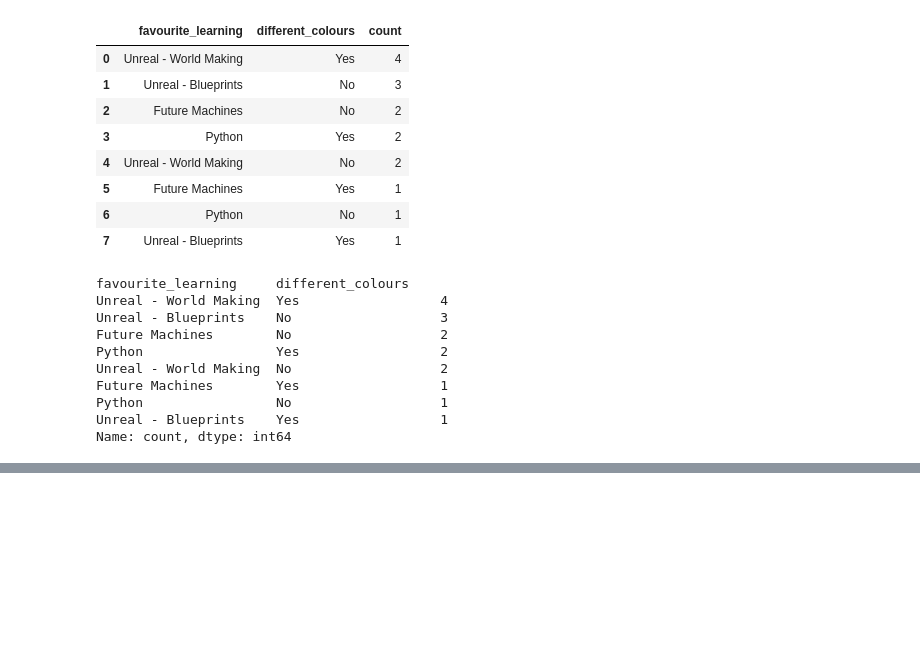
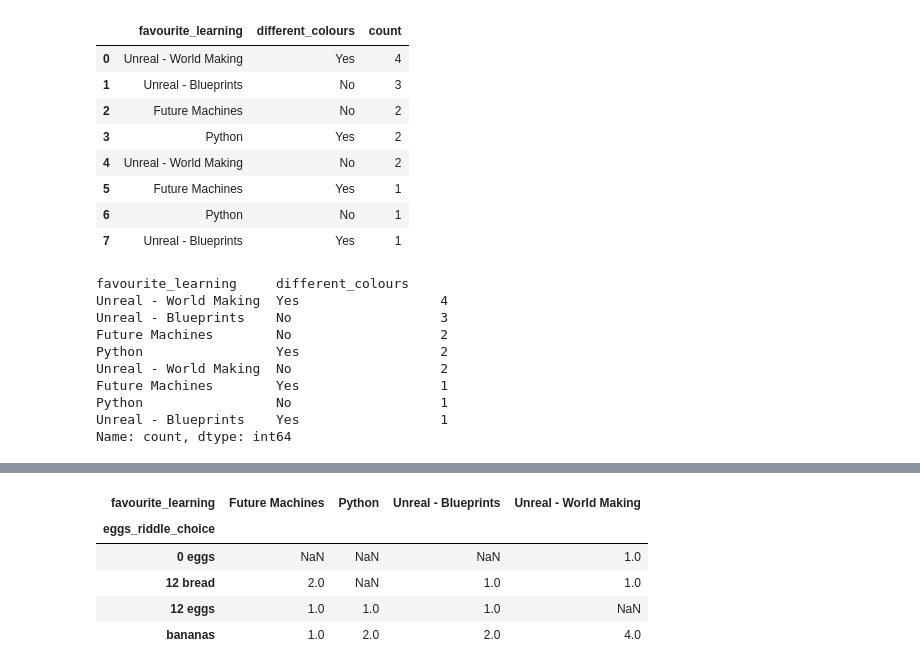
Before and after one commit to proud-p/cta_coding_assignments, a Jupyter notebook: data_among_us/avika_data_amongst_us.ipynb, the cells around one changed output, grey strips where cells are left out. Saved outputs shown, nothing was run; the diff lists cells and outputs as text; code cells hidden in the pictures; blank space fills up the shorter version.

```diff
--- a/data_among_us/avika_data_amongst_us.ipynb
+++ b/data_among_us/avika_data_amongst_us.ipynb
@@ -297,0 +313,11 @@ Text(0.5, 1.0, 'Number of People who can tell 2 Colours Apart and their Favourit
+# %%
+df_pivot = pd.DataFrame(df[['eggs_riddle_choice','favourite_learning']].value_counts()).reset_index()
+df_pivot = df_pivot.pivot(index='eggs_riddle_choice', columns='favourite_learning', values='count')
+df_pivot
+# %% [output]
+| favourite_learning | Future Machines | Python | Unreal - Blueprints | Unreal - World Making |
+| eggs_riddle_choice |  |  |  |  |
+| 0 eggs | NaN | NaN | NaN | 1.0 |
+| 12 bread | 2.0 | NaN | 1.0 | 1.0 |
+| 12 eggs | 1.0 | 1.0 | 1.0 | NaN |
+| bananas | 1.0 | 2.0 | 2.0 | 4.0 |
```
Also changed, not shown: parts of 6 cells of this notebook.
